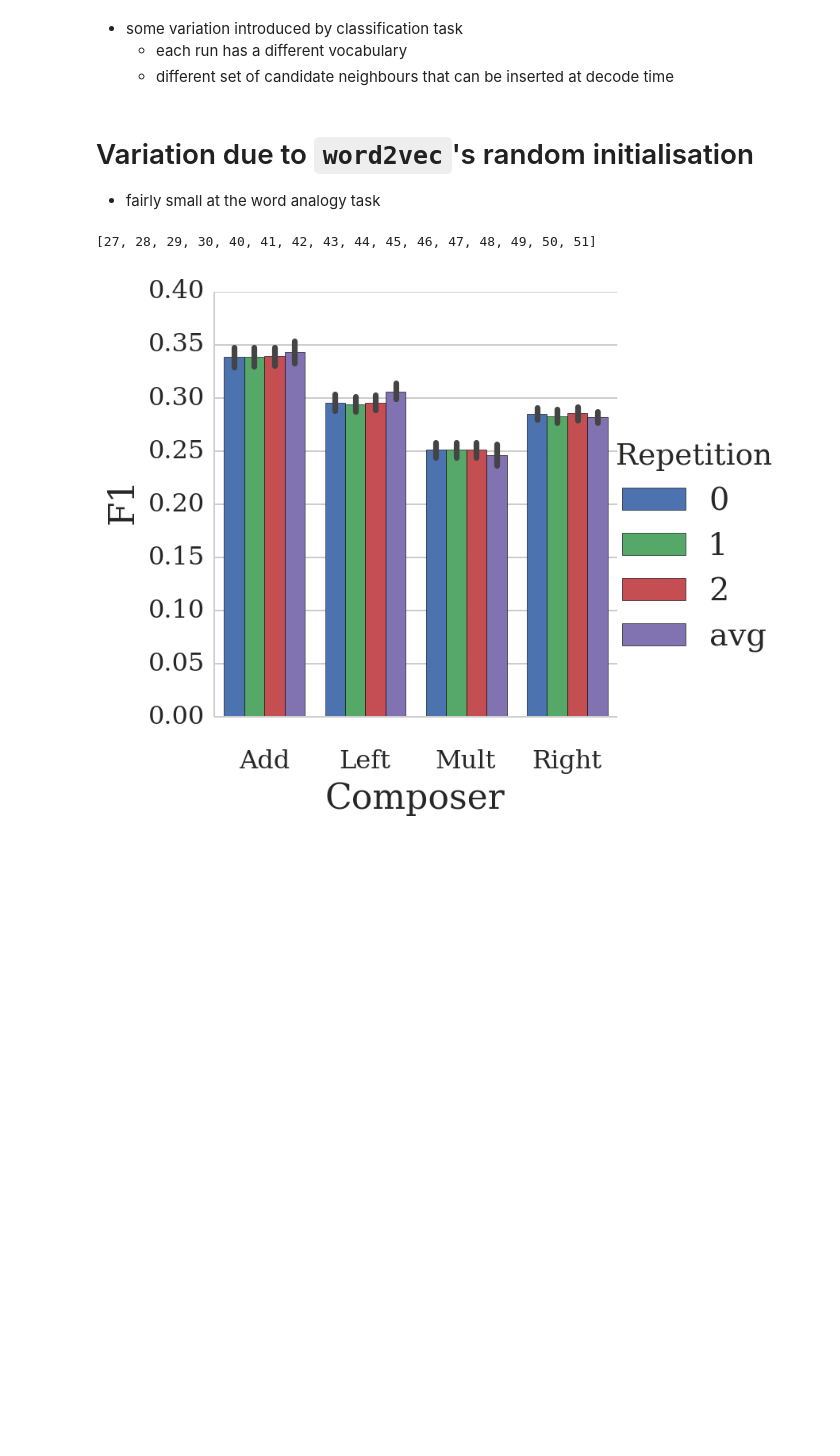
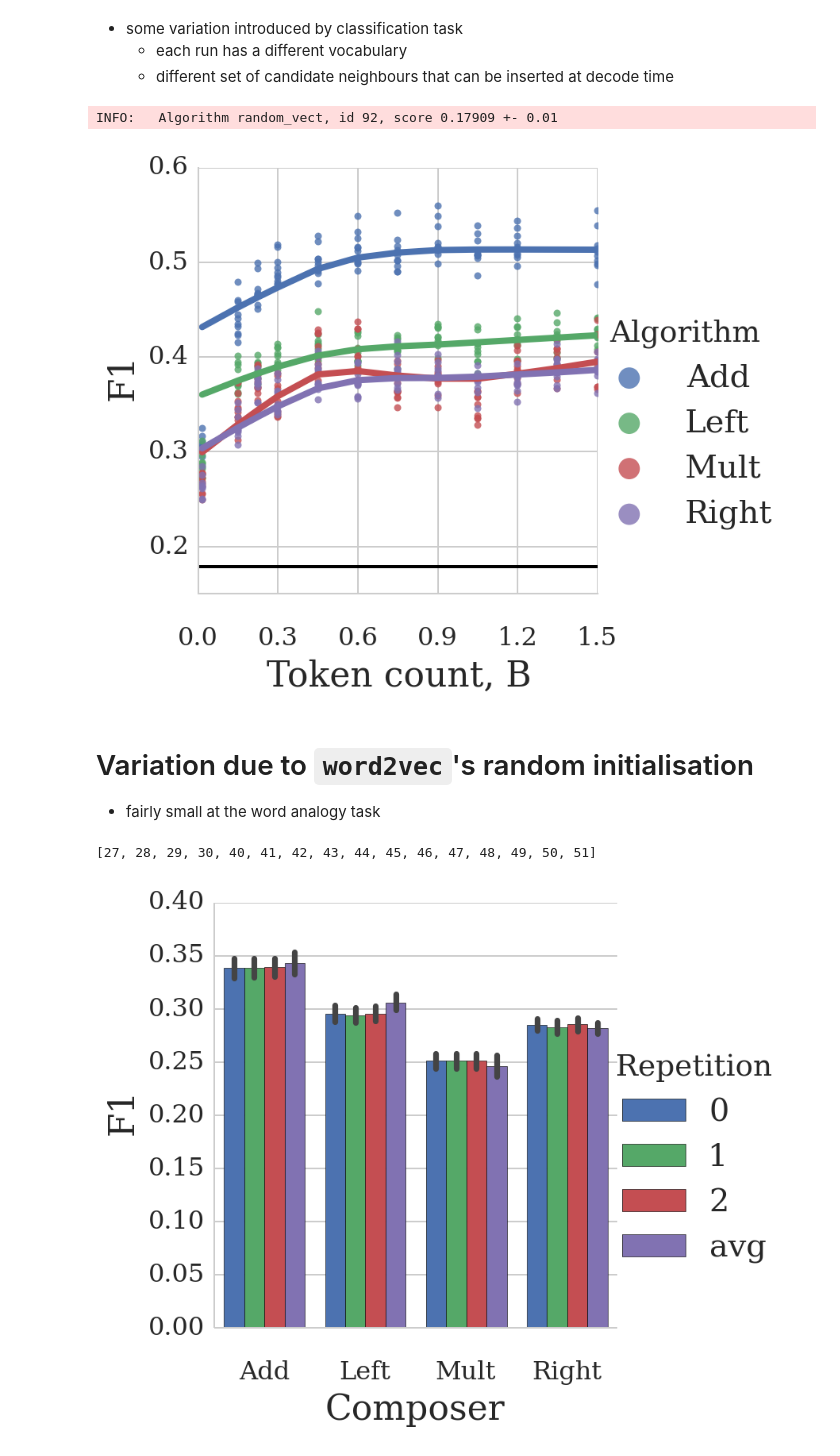
Before and after one commit to mbatchkarov/ExpLosion, a Jupyter notebook: notebooks/effect_of_unlabelled_size.ipynb, the cells around one changed output. Drawn from its saved outputs; the diff is of its cells as text; code cells hidden in the pictures; blank space fills up the shorter version.

```diff
--- a/notebooks/effect_of_unlabelled_size.ipynb
+++ b/notebooks/effect_of_unlabelled_size.ipynb
@@ -117,6 +118,27 @@ INFO:   Algorithm random_neigh, id 1, score 0.18272 +- 0.01
  - some variation introduced by classification task
    - each run has a different vocabulary
    - different set of candidate neighbours that can be inserted at decode time
+# %%
+df['Algorithm'] = df.Composer
+g = sns.lmplot('% of corpus', 'F1', df, hue='Algorithm', lowess=True,
+               line_kws={"linewidth": 4}, # line size
+               legend=False); # hide legend for now, I'll show it later
+
+labels = np.arange(0, 101, 20) * 0.01 * 1.5 # convert percent of corpus to a rough token count
+g.set(xlim=(0,100), xticklabels=labels, xlabel='Token count, B')
+# plt.plot(np.arange(0, 2, 0.1), label='test')
+# g.add_legend()
+
+
+rand = Experiment.objects.get(vectors__algorithm='random_vect', labelled=corpus).id
+score, score_std = Results.objects.get(id=rand, classifier='MultinomialNB').get_performance_info('macrof1')
+logging.info('Algorithm %s, id %d, score %0.5f +- %0.2f', alg, rand, score, score_std)
+plt.plot(range(0,101), [score]*101, label=paper_name, color='k');
+g.add_legend(markerscale=3) # larger
+g.savefig('plot-w2v_learning_curve_amazon2.pdf' ,format='pdf', dpi=300, bbox_inches='tight', pad_inches=0.1)
+# %% [output]
+INFO:   Algorithm random_vect, id 92, score 0.17909 +- 0.01
+[figure, added]
 # %% [markdown]
 # Variation due to `word2vec`'s random initialisation
 
```
Also changed, not shown: parts of 3 cells of this notebook, 1 other file.
